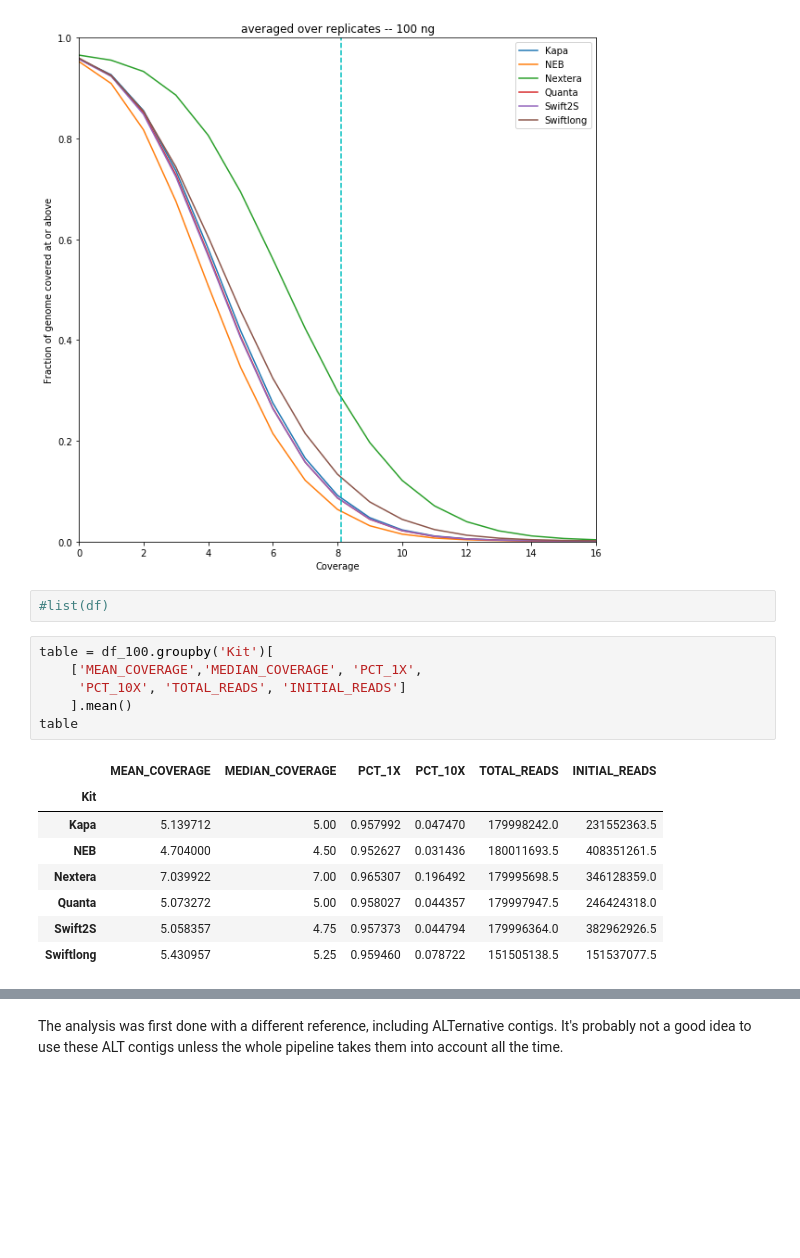
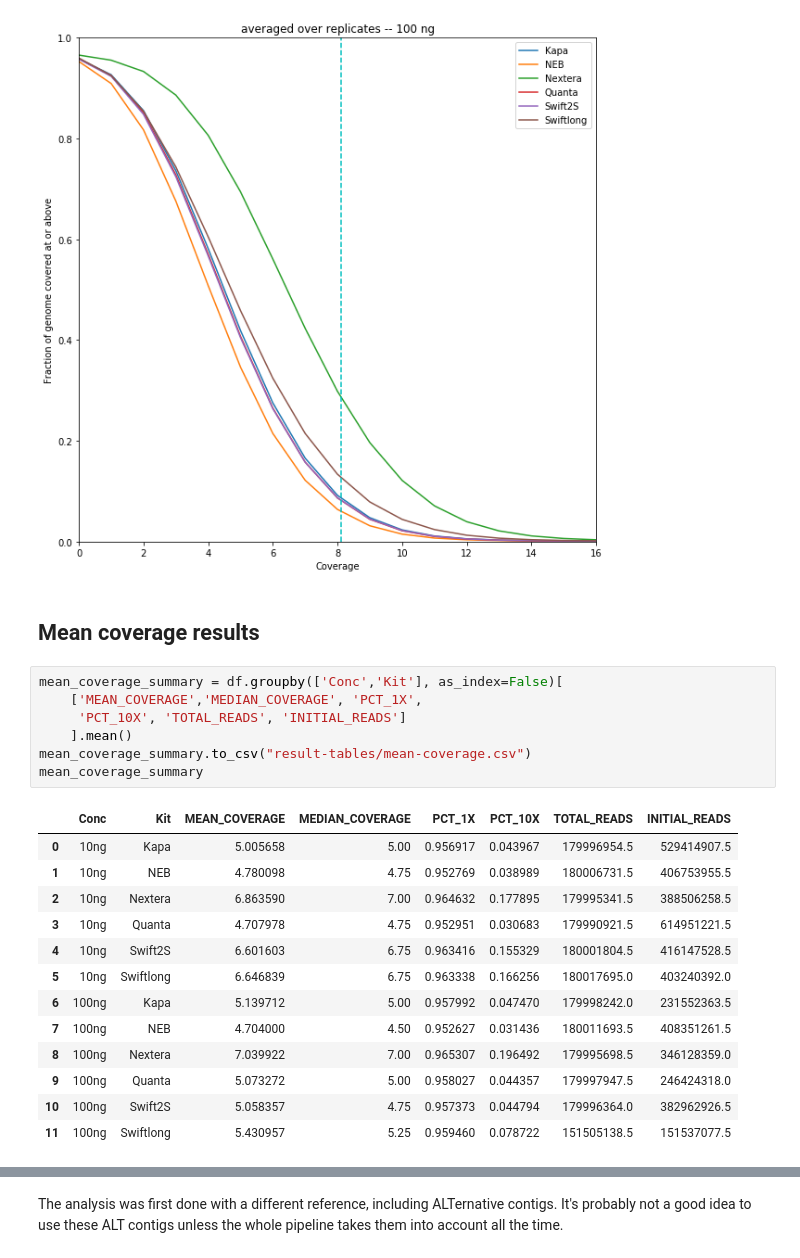
Before and after one commit to fa2k/comparison, a Jupyter notebook: Main_analysis.ipynb, the cells around one changed output, grey strips where cells are left out. Drawn from its saved outputs; the diff is of its cells as text; blank space fills up the shorter version.

```diff
--- a/Main_analysis.ipynb
+++ b/Main_analysis.ipynb
@@ -718,20 +720,26 @@ plt.xlabel("Coverage")
 # %% [output]
 Text(0.5, 0, 'Coverage')
 [figure]
-# %%
-#list(df)
+# %% [markdown]
+## Mean coverage results
 # %%
-table = df_100.groupby('Kit')[
+mean_coverage_summary = df.groupby(['Conc','Kit'], as_index=False)[
     ['MEAN_COVERAGE','MEDIAN_COVERAGE', 'PCT_1X',
      'PCT_10X', 'TOTAL_READS', 'INITIAL_READS']
     ].mean()
-table
+mean_coverage_summary.to_csv("result-tables/mean-coverage.csv")
+mean_coverage_summary
 # %% [output]
-|  | MEAN_COVERAGE | MEDIAN_COVERAGE | PCT_1X | PCT_10X | TOTAL_READS | INITIAL_READS |
-| Kit |  |  |  |  |  |  |
-| Kapa | 5.139712 | 5.00 | 0.957992 | 0.047470 | 179998242.0 | 231552363.5 |
-| NEB | 4.704000 | 4.50 | 0.952627 | 0.031436 | 180011693.5 | 408351261.5 |
-| Nextera | 7.039922 | 7.00 | 0.965307 | 0.196492 | 179995698.5 | 346128359.0 |
-| Quanta | 5.073272 | 5.00 | 0.958027 | 0.044357 | 179997947.5 | 246424318.0 |
-| Swift2S | 5.058357 | 4.75 | 0.957373 | 0.044794 | 179996364.0 | 382962926.5 |
-| Swiftlong | 5.430957 | 5.25 | 0.959460 | 0.078722 | 151505138.5 | 151537077.5 |
+|  | Conc | Kit | MEAN_COVERAGE | MEDIAN_COVERAGE | PCT_1X | PCT_10X | TOTAL_READS | INITIAL_READS |
+| 0 | 10ng | Kapa | 5.005658 | 5.00 | 0.956917 | 0.043967 | 179996954.5 | 529414907.5 |
+| 1 | 10ng | NEB | 4.780098 | 4.75 | 0.952769 | 0.038989 | 180006731.5 | 406753955.5 |
+| 2 | 10ng | Nextera | 6.863590 | 7.00 | 0.964632 | 0.177895 | 179995341.5 | 388506258.5 |
+| 3 | 10ng | Quanta | 4.707978 | 4.75 | 0.952951 | 0.030683 | 179990921.5 | 614951221.5 |
+| 4 | 10ng | Swift2S | 6.601603 | 6.75 | 0.963416 | 0.155329 | 180001804.5 | 416147528.5 |
+| 5 | 10ng | Swiftlong | 6.646839 | 6.75 | 0.963338 | 0.166256 | 180017695.0 | 403240392.0 |
+| 6 | 100ng | Kapa | 5.139712 | 5.00 | 0.957992 | 0.047470 | 179998242.0 | 231552363.5 |
+| 7 | 100ng | NEB | 4.704000 | 4.50 | 0.952627 | 0.031436 | 180011693.5 | 408351261.5 |
+| 8 | 100ng | Nextera | 7.039922 | 7.00 | 0.965307 | 0.196492 | 179995698.5 | 346128359.0 |
+| 9 | 100ng | Quanta | 5.073272 | 5.00 | 0.958027 | 0.044357 | 179997947.5 | 246424318.0 |
+| 10 | 100ng | Swift2S | 5.058357 | 4.75 | 0.957373 | 0.044794 | 179996364.0 | 382962926.5 |
+| 11 | 100ng | Swiftlong | 5.430957 | 5.25 | 0.959460 | 0.078722 | 151505138.5 | 151537077.5 |
```
Also changed, not shown: parts of 3 cells of this notebook.
